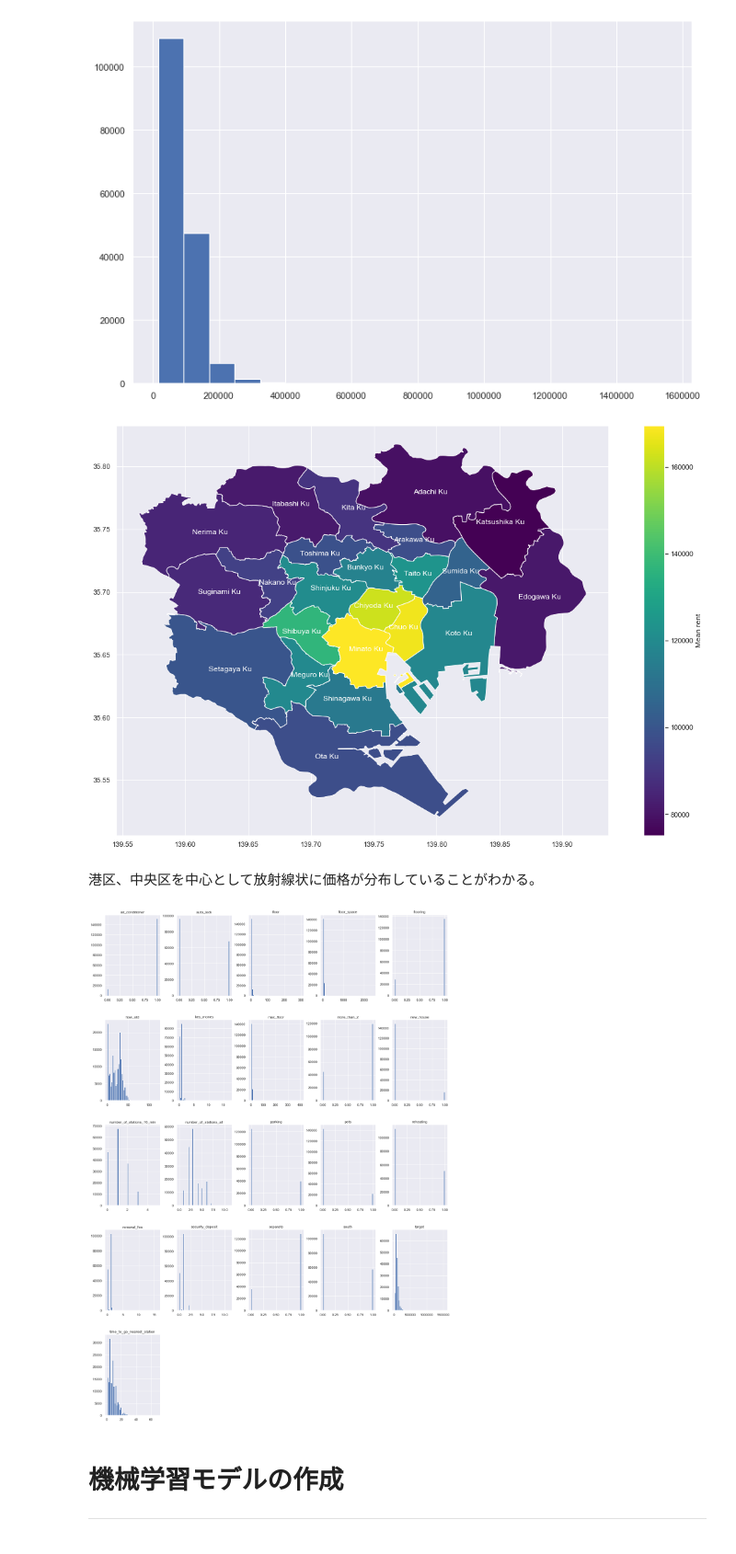
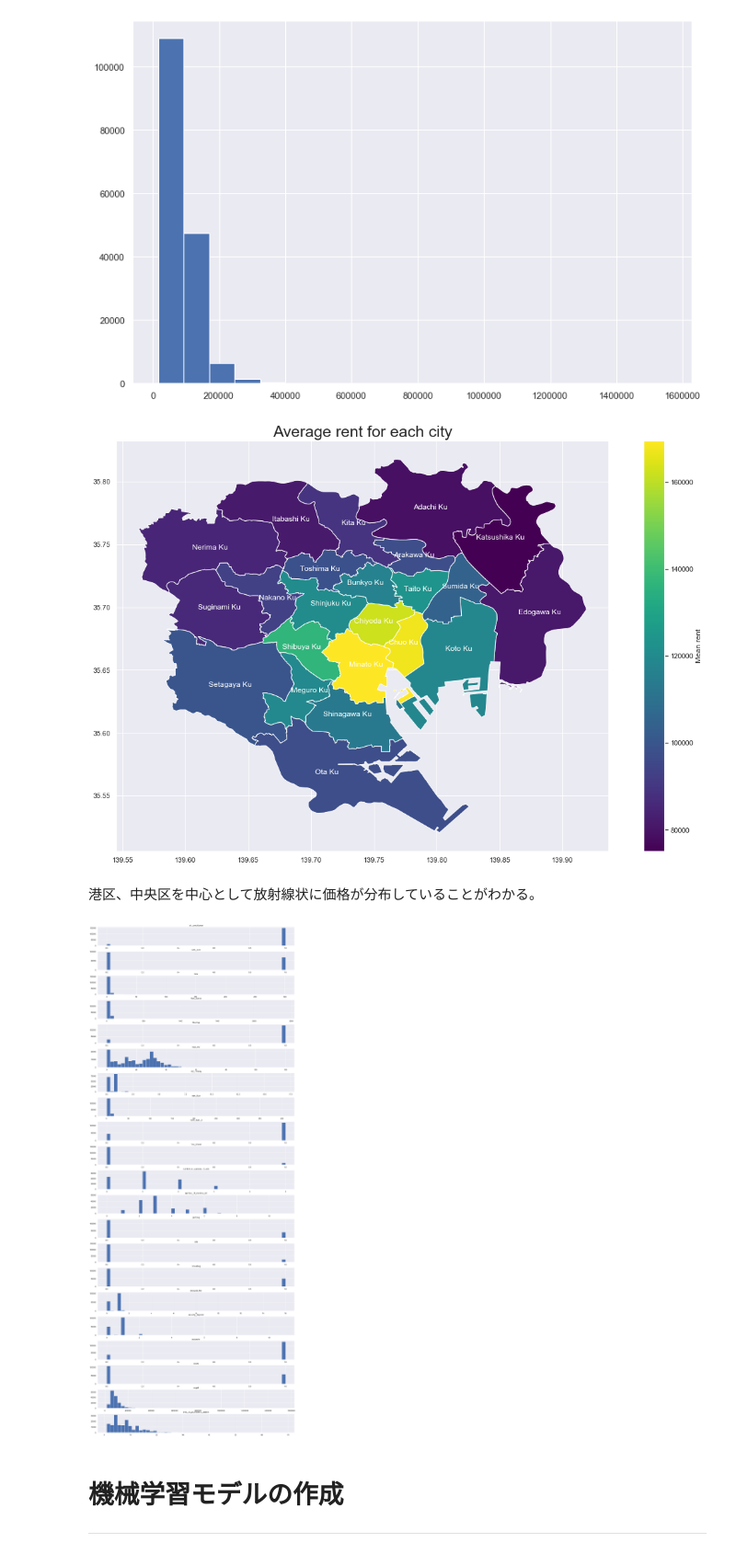
Before and after one commit to m7142yosuke/Tokyo-house-price-prediction-portfolio, a Jupyter notebook: 不動産価格予測.ipynb, the cells around one changed output. Shown: that part at 92% size. Cells and saved outputs as stored; diff of their text form; code cells hidden in the pictures.

```diff
--- a/不動産価格予測.ipynb
+++ b/不動産価格予測.ipynb
@@ -554,16 +554,17 @@ df_toshin.plot(column='mean', figsize=(20,12), legend=True, legend_kwds={'label'
 for idx, row in df_toshin.iterrows():
     plt.annotate(s=row['ward_en'], xy=row['coords'],
                  horizontalalignment='center', color='white')
+plt.title('Average rent for each city', fontsize=25)
 plt.show()
 # %% [output]
-[figure, old version]
+[figure, new version]
 # %% [markdown]
 港区、中央区を中心として放射線状に価格が分布していることがわかる。
 # %%
-df_all.hist(bins=50, figsize=(20,30))
+df_all.hist(bins=50, figsize=(20,63), layout=(25, 1))
 plt.show()
 # %% [output]
-[figure, old version]
+[figure, new version]
 # %%
 from sklearn.preprocessing import LabelEncoder
 
```
Also changed, not shown: parts of 3 cells of this notebook, 4 other files.
